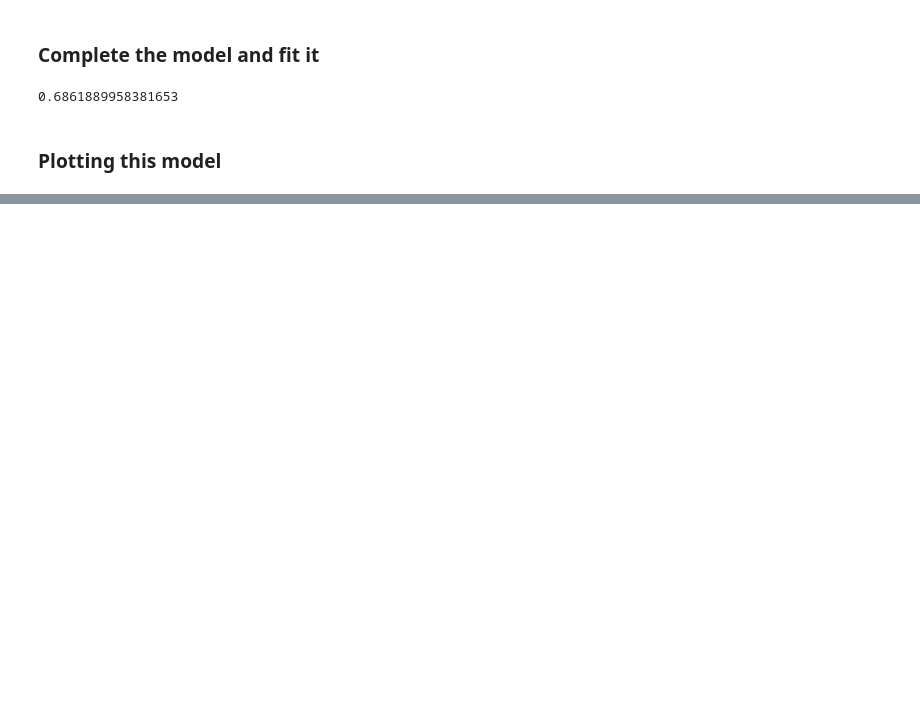
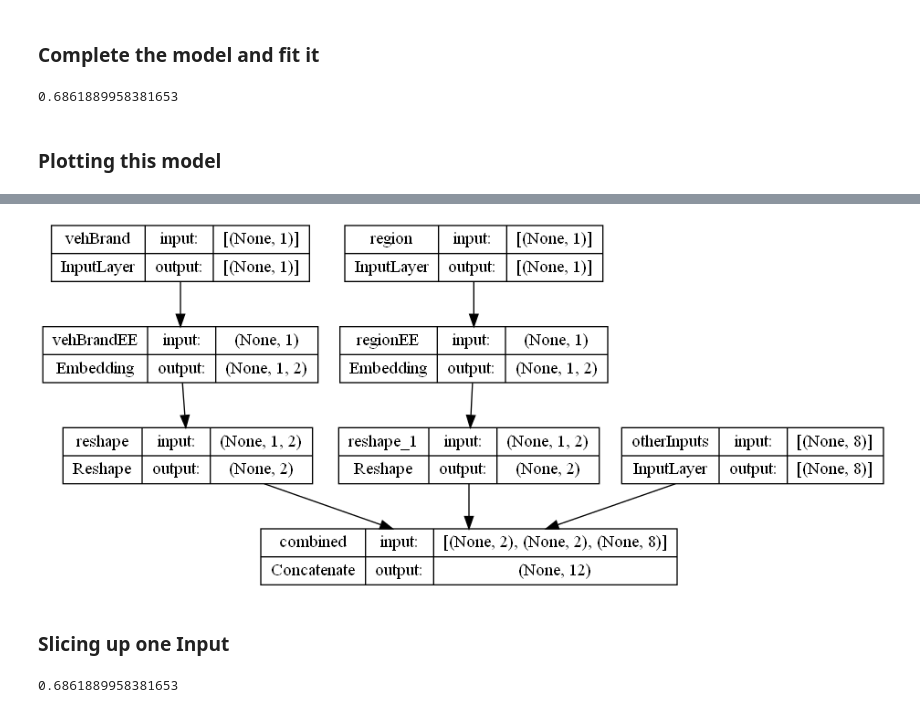
Before and after one commit to kchu1711/actl3143, a Jupyter notebook: week 4/week_4.ipynb, the cells around one changed output, grey strips where cells are left out. Cells and saved outputs as stored; diff of their text form; code cells hidden in the pictures; blank space fills up the shorter version.

```diff
--- a/week 4/week_4.ipynb
+++ b/week 4/week_4.ipynb
@@ -297,0 +298,25 @@ You must install pydot (`pip install pydot`) and install graphviz (see instructi
+# %%
+# Why we need to reshape
+plot_model(model, layer_range=("", "combined"), show_shapes=True)
+# %% [output]
+[figure, added]
+# %% [markdown]
+### Slicing up one Input
+# %%
+tf.random.set_seed(1337)
+inputs = Input(shape=(X_train_ct.shape[1],))
+
+vehBrandEE = Embedding(input_dim=NUM_BRANDS, output_dim=2, name="vehBrandEE")(inputs[:,0])
+regionEE = Embedding(input_dim=NUM_REGIONS, output_dim=2, name="regionEE")(inputs[:,1])
+
+x = Concatenate(name="combined")([vehBrandEE, regionEE, inputs[:,2:]])
+x = Dense(30, "relu", name="hidden")(x)
+out = Dense(1, "exponential", name="out")(x)
+
+model = Model(inputs, out)
+model.compile(optimizer="adam", loss="poisson")
+
+hist = model.fit(X_train_ct, y_train, epochs=100, verbose=0, callbacks=[EarlyStopping(patience=5)], validation_split=0.2)
+np.min(hist.history["val_loss"])
+# %% [output]
+0.6861889958381653
```
Also changed, not shown: parts of 51 cells of this notebook, 5 other files.
